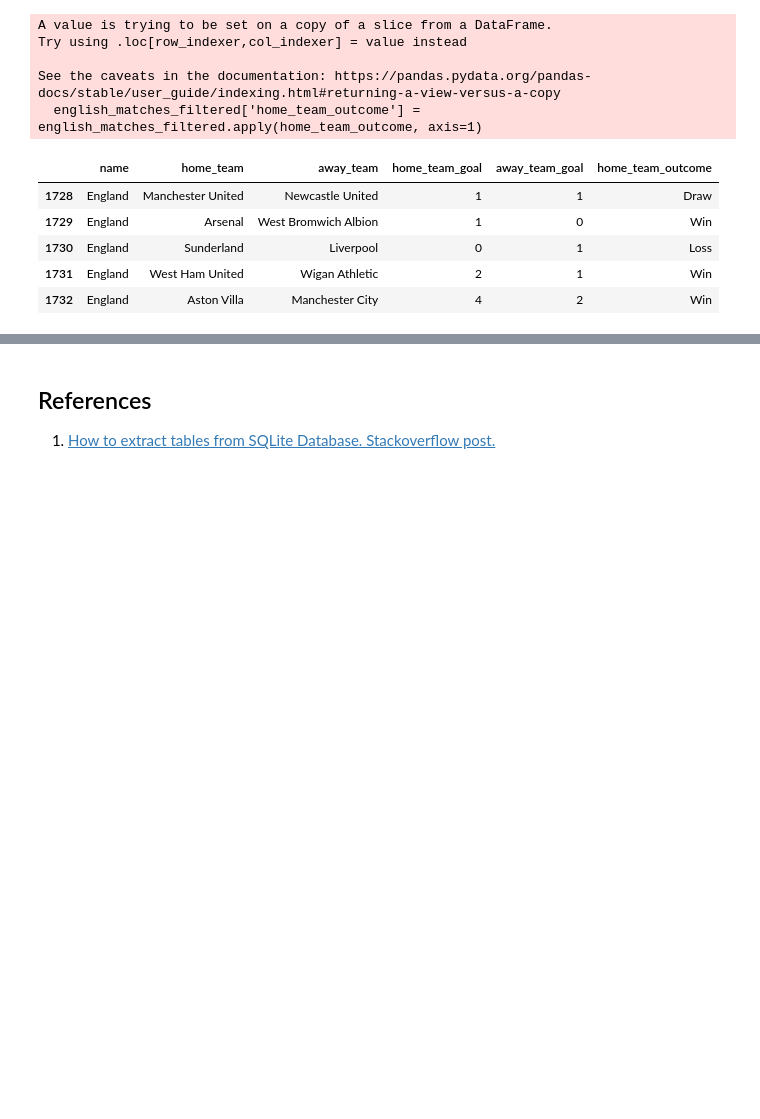
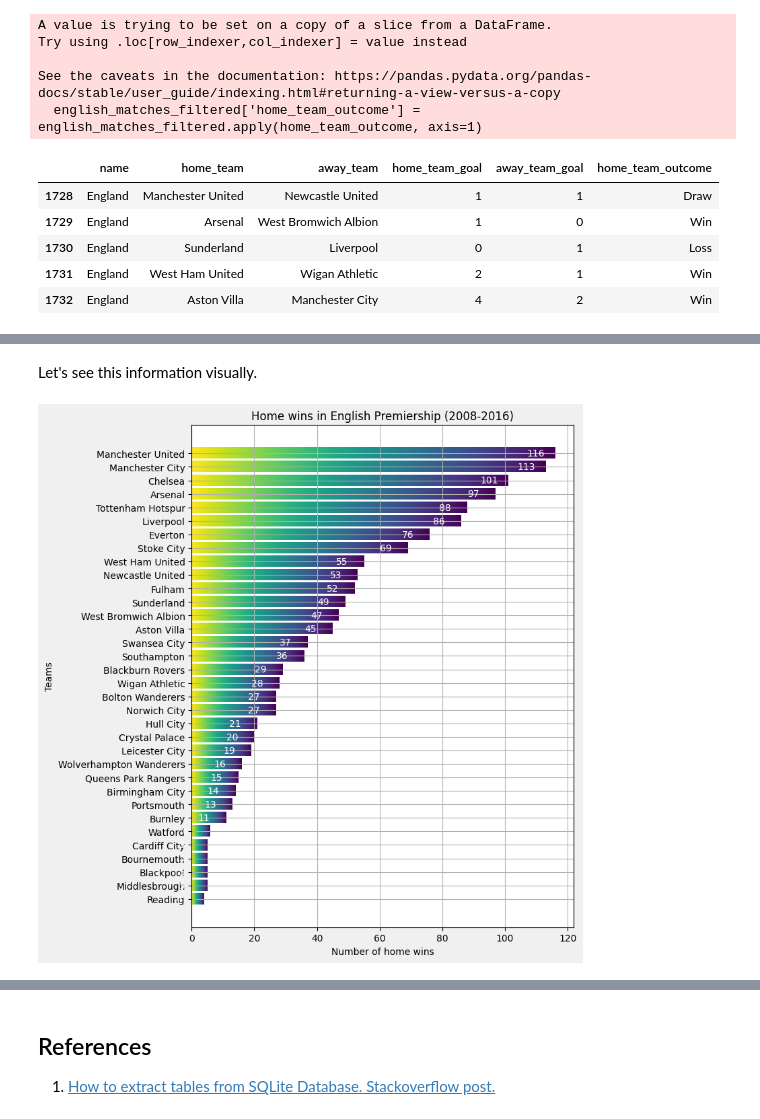
Before and after one commit to Emekadavid/european_soccer, a Jupyter notebook: notebook.ipynb, the cells around one changed output, grey strips where cells are left out. Drawn from its saved outputs; the diff is of its cells as text; code cells hidden in the pictures; blank space fills up the shorter version.

Commit message:
home losses visual finished

```diff
--- a/notebook.ipynb
+++ b/notebook.ipynb
@@ -864,0 +880,5 @@ english_matches_filtered.head()
+# %%
+# pick only home teams cols
+english_homewin_cols = ["home_team", "home_team_outcome"]
+english_hometeam_win_updated = english_hometeam_win[english_homewin_cols]
+english_hometeam_win_updated.head()
@@ -864,0 +892,4 @@ english_matches_filtered.head()
+# %%
+# we now do groupby since some teams won at home more than once
+english_hometeam_win_grouped = english_hometeam_win_updated.groupby("home_team").count()
+english_hometeam_win_grouped.head()
@@ -864,0 +904,6 @@ english_matches_filtered.head()
+# %%
+# convert the series to a data frame
+english_hometeam_win_grouped.reset_index(inplace=True)
+# rename cols
+english_hometeam_win_grouped.rename(columns={"home_team_outcome": "home_team_wins"}, inplace=True)
+english_hometeam_win_grouped.head()
@@ -864,0 +917,4 @@ english_matches_filtered.head()
+# %%
+# we'll now sort the outcome
+english_hometeam_win_grouped.sort_values(by="home_team_wins", ascending=False, inplace=True)
+english_hometeam_win_grouped.head()
@@ -864,0 +930,61 @@ english_matches_filtered.head()
+# %% [markdown]
+Let's see this information visually.
+# %%
+english_hometeam_win_grouped.sort_values(by="home_team_wins", inplace=True)
+fig, ax = plt.subplots(figsize=(8,8), facecolor=(.94, .94, .94))
+mpl.pyplot.viridis()
+bar = ax.barh(english_hometeam_win_grouped['home_team'], english_hometeam_win_grouped['home_team_wins']);
+plt.tight_layout()
+plt.title("Home wins in English Premiership (2008-2016)")
+plt.ylabel("Teams");
+plt.xlabel("Number of home wins");
+
+ax.grid(zorder=0)
+
+def gradientbars(bars):
+    grad = np.atleast_2d(np.linspace(0,1,256))
+    ax = bars[0].axes
+    lim = ax.get_xlim()+ax.get_ylim()
+    for bar in bars:
+        bar.set_zorder(1)
+        bar.set_facecolor('none')
+        x,y = bar.get_xy()
+        w, h = bar.get_width(), bar.get_height()
+        ax.imshow(grad, extent=[x+w, x, y, y+h], aspect='auto', zorder=1)
+    ax.axis(lim)
+gradientbars(bar)
+
+
+rects = ax.patches
+# Place a label for each bar
+for rect in rects:
+    # Get X and Y placement of label from rect
+    x_value = rect.get_width()
+    y_value = rect.get_y() + rect.get_height() / 2
+
+    # Number of points between bar and label; change to your liking
+    space = -30
+    # Vertical alignment for positive values
+    ha = 'left'
+
+    # If value of bar is negative: place label to the left of the bar
+    if x_value < 0:
+        # Invert space to place label to the left
+        space *= -1
+        # Horizontally align label to the right
+        ha = 'right'
+
+    # Use X value as label and format number
+    label = '{:,.0f}'.format(x_value)
+
+    # Create annotation
+    plt.annotate(
+        label,                      # Use `label` as label
+        (x_value, y_value),         # Place label at bar end
+        xytext=(space, 0),          # Horizontally shift label by `space`
+        textcoords='offset points', # Interpret `xytext` as offset in points
+        va='center',                # Vertically center label
+        ha=ha,                      # Horizontally align label differently for positive and negative values
+        color = 'white')            # Change label color to white
+# %% [output]
+[figure, added]
```
Also changed, not shown: parts of 26 cells of this notebook, 3 other files.
